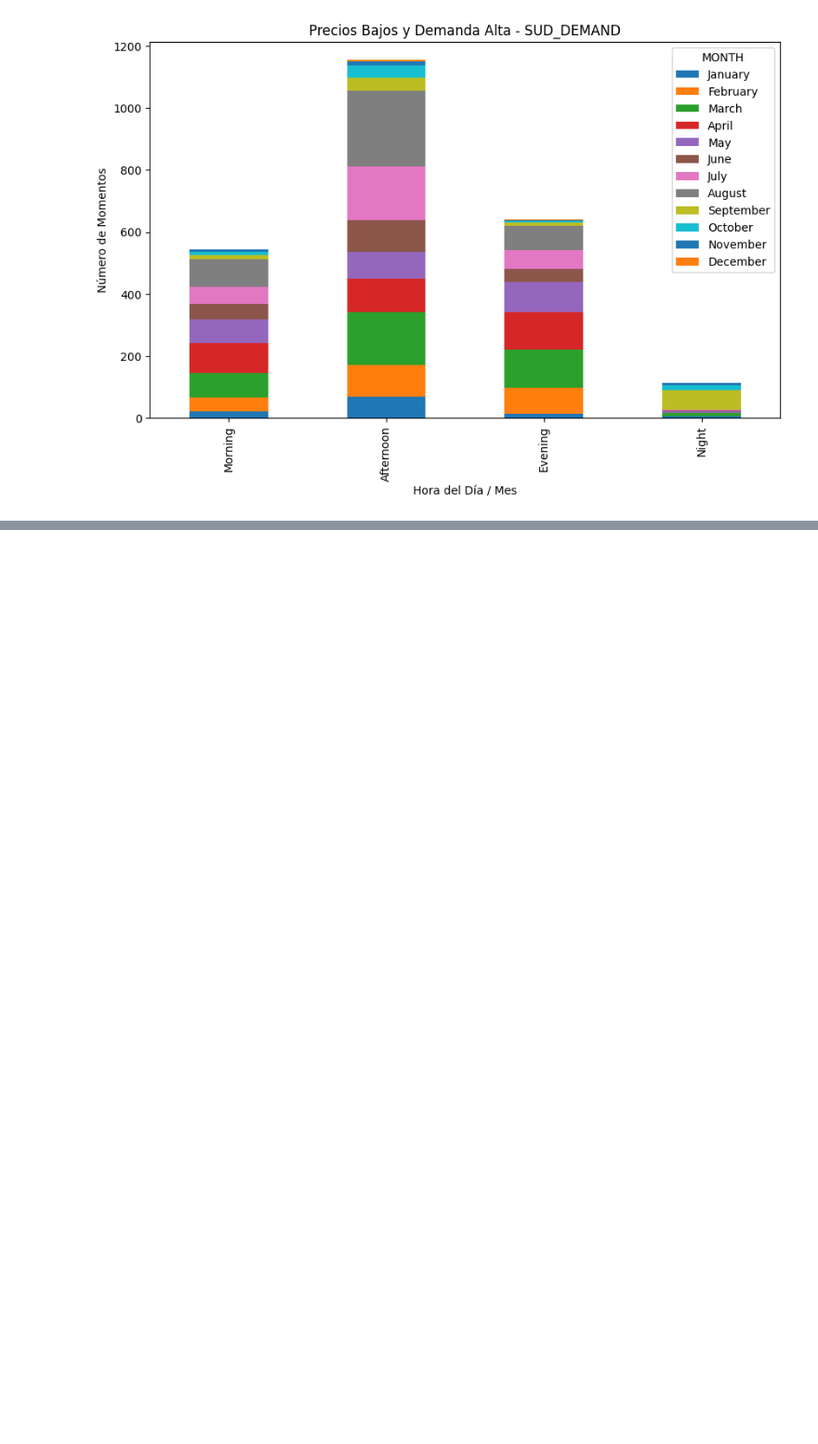
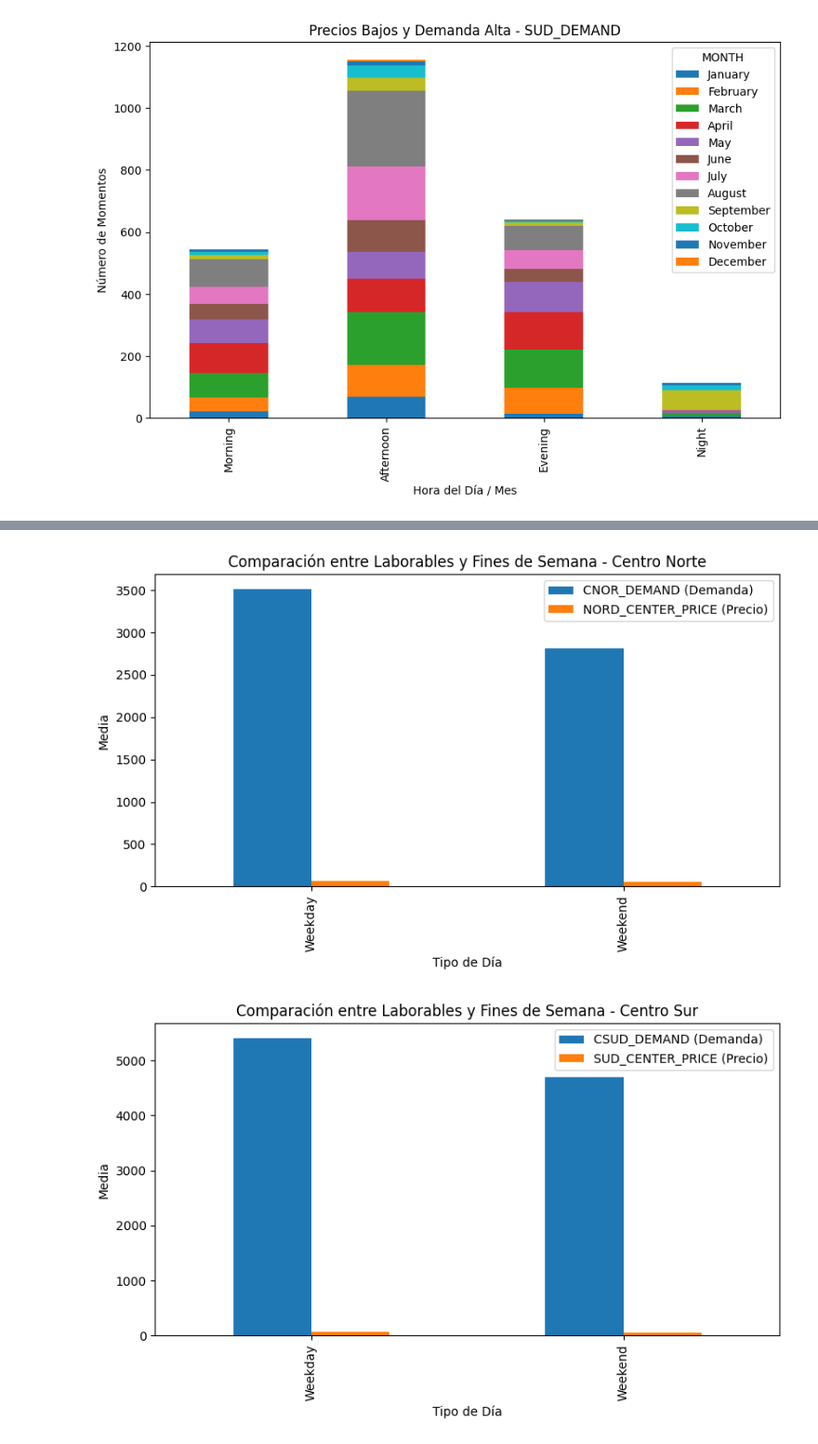
Before and after one commit to geobest7/datatone-escuela-musk-hackathon-datos-mercado-electrico-italiano, a Jupyter notebook: demanda_precio.ipynb, the cells around one changed output, grey strips where cells are left out. Shown at 93% size. Cells and saved outputs as stored; diff of their text form; code cells hidden in the pictures; blank space fills up the shorter version.

Commit message:
terminacion de demanda y precios

```diff
--- a/demanda_precio.ipynb
+++ b/demanda_precio.ipynb
@@ -931,0 +938,69 @@ for zona, momentos in resultados['precios_bajos_demanda_alta'].items():
+# %%
+# PREGUNTA 1 ¿Hay alguna diferencia en el comportamiento de los precios/demanda entre días laborables y fines de semana?
+
+# Mapeo de zonas de demanda y sus precios correspondientes
+zona_correspondencia = {
+    'CNOR_DEMAND': 'NORD_CENTER_PRICE',
+    'CSUD_DEMAND': 'SUD_CENTER_PRICE',
+    'NORD_DEMAND': 'NORD_PRICE',
+    'SARD_DEMAND': 'SARDINA_PRICE',
+    'SICI_DEMAND': 'SICILY_PRICE',
+    'SUD_DEMAND': 'SUD_PRICE'
+}
+
+# Nombres amigables para las zonas
+nombres_amigables = {
+    'NORD': 'Norte',
+    'CNOR': 'Centro Norte',
+    'CSUD': 'Centro Sur',
+    'SUD': 'Sur',
+    'SARD': 'Cerdeña',
+    'SICI': 'Sicilia'
+}
+
+# Crear una nueva columna para diferenciar días laborables y fines de semana
+df['IS_WEEKEND'] = pd.to_datetime(df['DATE']).dt.weekday.apply(lambda x: 'Weekend' if x >= 5 else 'Weekday')
+
+# Diccionario para almacenar los resultados de cada zona
+resultados_dias = {}
+
+# Iterar sobre el diccionario de zonas
+for zona_demanda, zona_precio in zona_correspondencia.items():
+    # Calcular las medias por tipo de día
+    resumen = df.groupby('IS_WEEKEND')[[zona_demanda, zona_precio]].mean()
+
+    # Guardar el resumen de cada zona
+    resultados_dias[zona_demanda] = resumen
+
+    # Determinar el nombre amigable de la zona
+    nombre_zona = None
+    for clave, nombre in nombres_amigables.items():
+        if clave in zona_demanda:  # Buscar la clave en el nombre de la zona
+            nombre_zona = nombre
+            break
+
+    # Graficar el resumen por zona
+    resumen.plot(
+        kind='bar',
+        figsize=(8, 5),
+        title=f'Comparación entre Laborables y Fines de Semana - {nombre_zona}' if nombre_zona else 'Zona Desconocida'
+    )
+    plt.xlabel('Tipo de Día')
+    plt.ylabel('Media')
+    plt.legend([f'{zona_demanda} (Demanda)', f'{zona_precio} (Precio)'])
+    plt.tight_layout()
+    plt.show()
+
+# Mostrar los resultados por consola
+for zona, datos in resultados_dias.items():
+    nombre_zona = None
+    for clave, nombre in nombres_amigables.items():
+        if clave in zona:  # Buscar el nombre amigable de la zona
+            nombre_zona = nombre
+            break
+    print(f"\nZona: {nombre_zona if nombre_zona else zona}")
+    print(f"(Demanda: {zona} - Precio: {zona_correspondencia[zona]})")
+    print(datos)
+# %% [output]
+[figure, added]
+[figure, added]
```
Also changed, not shown: parts of 6 cells of this notebook, 1 other file.
